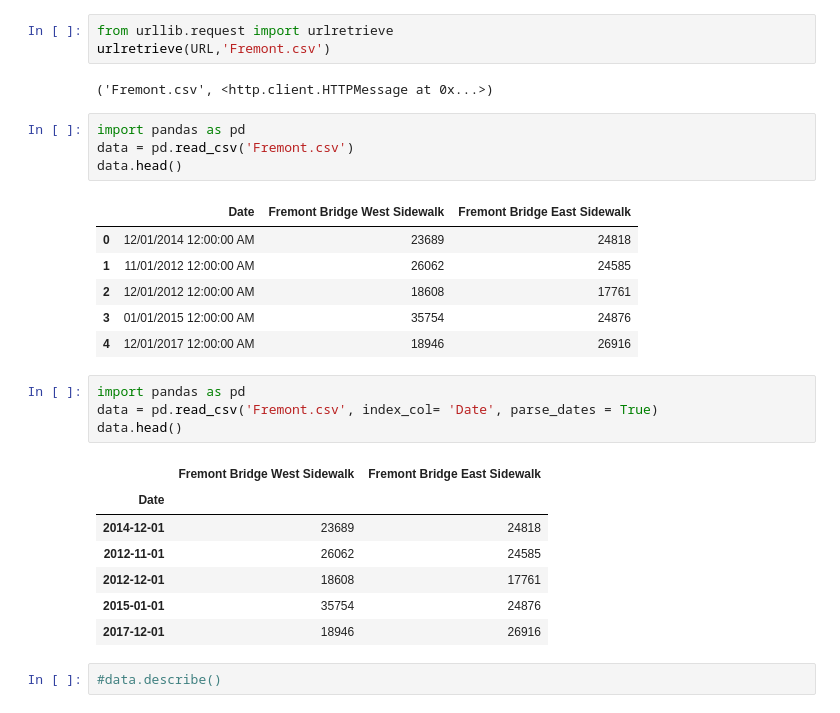
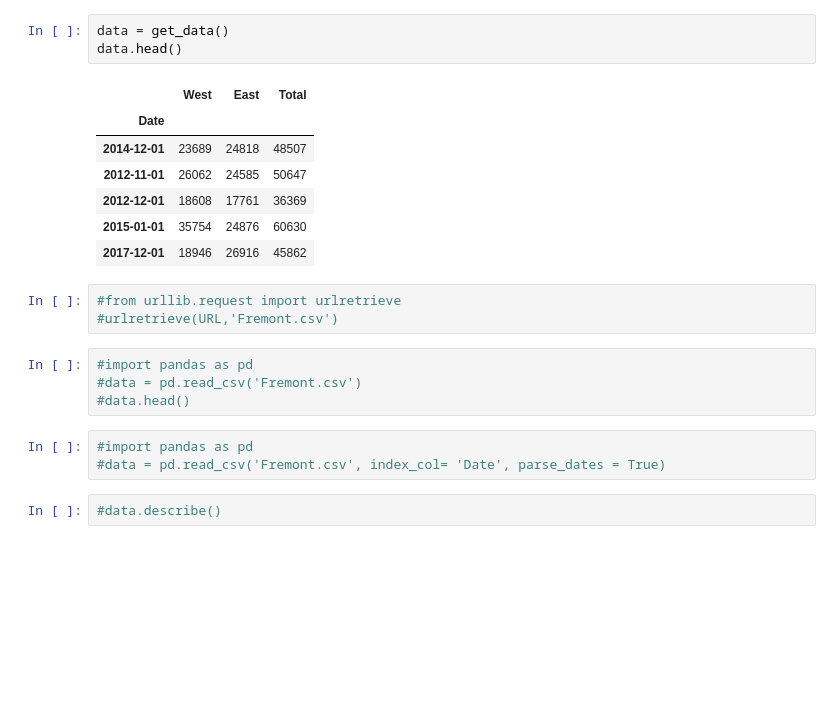
Before and after one commit to MrRutledge/Seattle_Bridge_Data_work_flow, a Jupyter notebook: DataWorkFlow.ipynb, the cells around one changed output. Saved outputs shown, nothing was run; the diff lists cells and outputs as text; blank space fills up the shorter version.

```diff
--- a/DataWorkFlow.ipynb
+++ b/DataWorkFlow.ipynb
@@ -3,31 +17,24 @@ URL = 'https://data.seattle.gov/api/views/mdbt-9ykn/rows.csv?accessType=DOWNLOAD
+# %%
+data = get_data()
+data.head()
+# %% [output]
+|  | West | East | Total |
+| Date |  |  |  |
+| 2014-12-01 | 23689 | 24818 | 48507 |
+| 2012-11-01 | 26062 | 24585 | 50647 |
+| 2012-12-01 | 18608 | 17761 | 36369 |
+| 2015-01-01 | 35754 | 24876 | 60630 |
+| 2017-12-01 | 18946 | 26916 | 45862 |
 # %%
-from urllib.request import urlretrieve
-urlretrieve(URL,'Fremont.csv')
+#from urllib.request import urlretrieve
+#urlretrieve(URL,'Fremont.csv')
-# %% [output]
-('Fremont.csv', <http.client.HTTPMessage at 0x...>)
 # %%
-import pandas as pd
-data = pd.read_csv('Fremont.csv')
-data.head()
+#import pandas as pd
+#data = pd.read_csv('Fremont.csv')
+#data.head()
-# %% [output]
-|  | Date | Fremont Bridge West Sidewalk | Fremont Bridge East Sidewalk |
-| 0 | 12/01/2014 12:00:00 AM | 23689 | 24818 |
-| 1 | 11/01/2012 12:00:00 AM | 26062 | 24585 |
-| 2 | 12/01/2012 12:00:00 AM | 18608 | 17761 |
-| 3 | 01/01/2015 12:00:00 AM | 35754 | 24876 |
-| 4 | 12/01/2017 12:00:00 AM | 18946 | 26916 |
 # %%
-import pandas as pd
-data = pd.read_csv('Fremont.csv', index_col= 'Date', parse_dates = True)
-data.head()
+#import pandas as pd
+#data = pd.read_csv('Fremont.csv', index_col= 'Date', parse_dates = True)
-# %% [output]
-|  | Fremont Bridge West Sidewalk | Fremont Bridge East Sidewalk |
-| Date |  |  |
-| 2014-12-01 | 23689 | 24818 |
-| 2012-11-01 | 26062 | 24585 |
-| 2012-12-01 | 18608 | 17761 |
-| 2015-01-01 | 35754 | 24876 |
-| 2017-12-01 | 18946 | 26916 |
 # %%
 #data.describe()
 # %%
```
Also changed, not shown: parts of 9 cells of this notebook.
